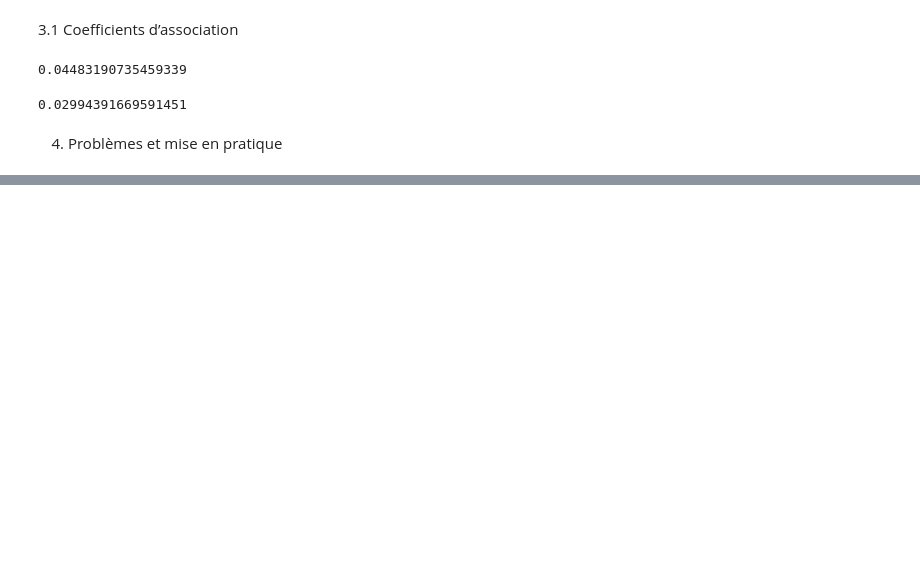
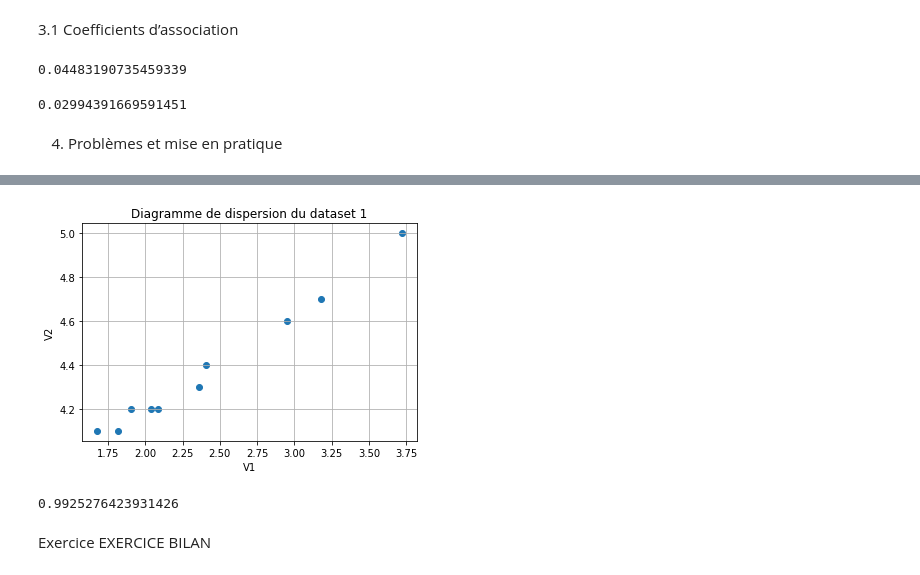
Before and after one commit to coud0011/IUTS2Satistiques, a Jupyter notebook: TP2StatsBivariées.ipynb, the cells around one changed output, grey strips where cells are left out. Saved outputs shown, nothing was run; the diff lists cells and outputs as text; code cells hidden in the pictures; blank space fills up the shorter version.

```diff
--- a/TP2StatsBivariées.ipynb
+++ b/TP2StatsBivariées.ipynb
@@ -581,0 +674,21 @@ data = [('Fille', 'A', 'Echec'),     ('Fille', 'A',  'Echec'),     ('Garcon', 'A
+# %%
+margarine = [3.719, 3.175, 2.948, 2.404, 2.359, 1.814, 2.087, 2.041, 1.905, 1.678]
+divorce = [5, 4.7, 4.6, 4.4, 4.3, 4.1, 4.2, 4.2, 4.2, 4.1]
+# %%
+plt.scatter(margarine, divorce)
+# Paramètres graphiques
+plt.title('Diagramme de dispersion du dataset 1')   # Titre du graphique
+plt.xlabel('V1')                       # Label du premier axe
+plt.ylabel('V2')                       # Label du second
+#plt.axis('equal')                      # Ratio d'échelle des deux axes à 1
+plt.grid()                             # Ajout d'une grille
+# Affichage
+plt.show()
+# %% [output]
+[figure, added]
+# %%
+print(coefcor(margarine, divorce))
+# %% [output]
+0.9925276423931426
+# %% [markdown]
+Exercice EXERCICE BILAN
```
Also changed, not shown: parts of 20 cells of this notebook, 1 other file.
